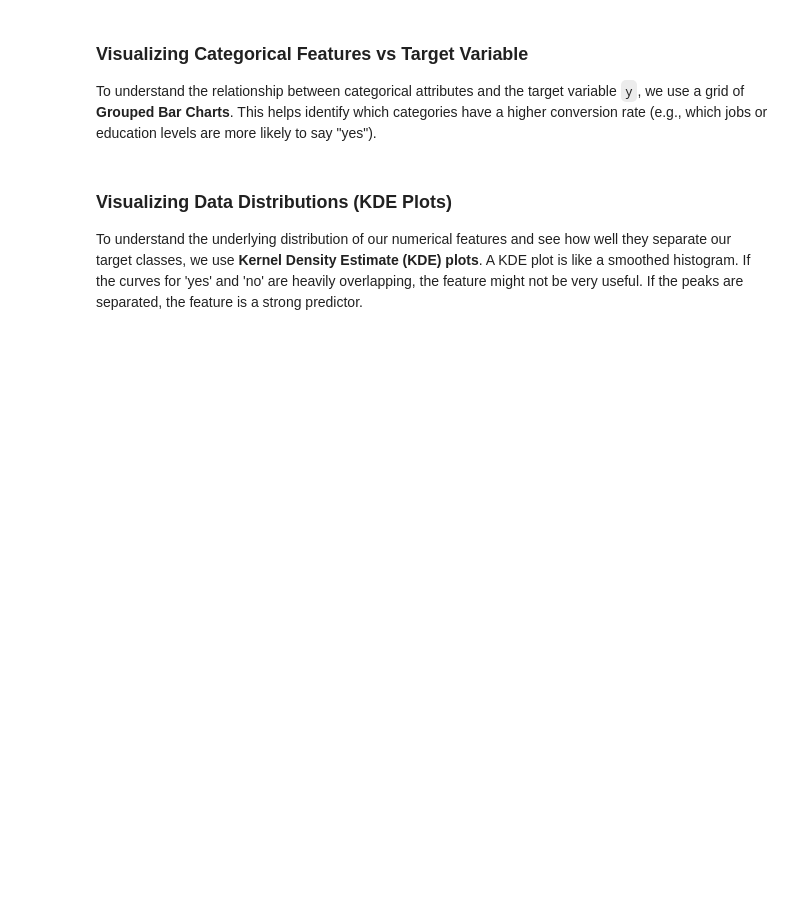
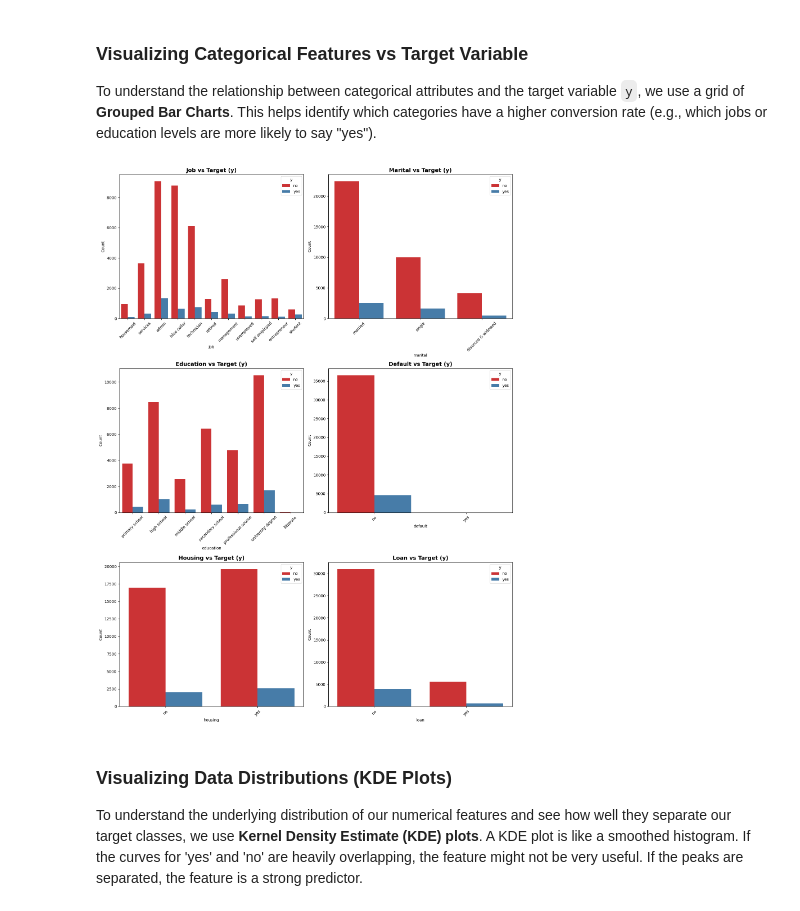
Before and after one commit to NitoBoritto/El_Farghaly_Bros., a Jupyter notebook: notebooks/expirement.ipynb, the cells around one changed output. Saved outputs shown, nothing was run; the diff lists cells and outputs as text; code cells hidden in the pictures; blank space fills up the shorter version.

```diff
--- a/notebooks/expirement.ipynb
+++ b/notebooks/expirement.ipynb
@@ -588,6 +580,5 @@ plt.show()
 # %%
-
-cat_cols = df.select_dtypes(include=['object', 'category']).columns.tolist()
+cat_cols = df.select_dtypes(include=['object']).columns.tolist()
 
 reverse_mappings = {}
 
@@ -607,4 +598,6 @@ for col in cat_cols:
     df[col] = np.clip(df[col], 0, max_idx)
 
     df[col] = df[col].map(reverse_mappings[col])
+
+print('Imputation using IterativeImputer is complete')
 # %% [output]
@@ -652,18 +671,20 @@ To understand the relationship between categorical attributes and the target var
 # %%
 categorical_cols = ['job', 'marital', 'education', 'default', 'housing', 'loan']
 
-fig, axes = plt.subplots(3, 2, figsize=(15, 18))
+fig, axes = plt.subplots(3, 2, figsize=(15, 20))
 axes = axes.flatten()
 
 for i, col in enumerate(categorical_cols):
     sns.countplot(x=col, hue='y', data=df, ax=axes[i], palette='Set1')
     axes[i].set_title(f'{col.capitalize()} vs Target (y)', fontsize=14, fontweight='bold')
     axes[i].tick_params(axis='x', rotation=45)
     axes[i].set_ylabel('Count')
 
 
 plt.tight_layout()
 plt.show()
+# %% [output]
+[figure, added]
 # %% [markdown]
 ### Visualizing Data Distributions (KDE Plots)
 To understand the underlying distribution of our numerical features and see how well they separate our target classes, we use **Kernel Density Estimate (KDE) plots**. A KDE plot is like a smoothed histogram. If the curves for 'yes' and 'no' are heavily overlapping, the feature might not be very useful. If the peaks are separated, the feature is a strong predictor.
```
Also changed, not shown: parts of 61 cells of this notebook, 4 other files.
